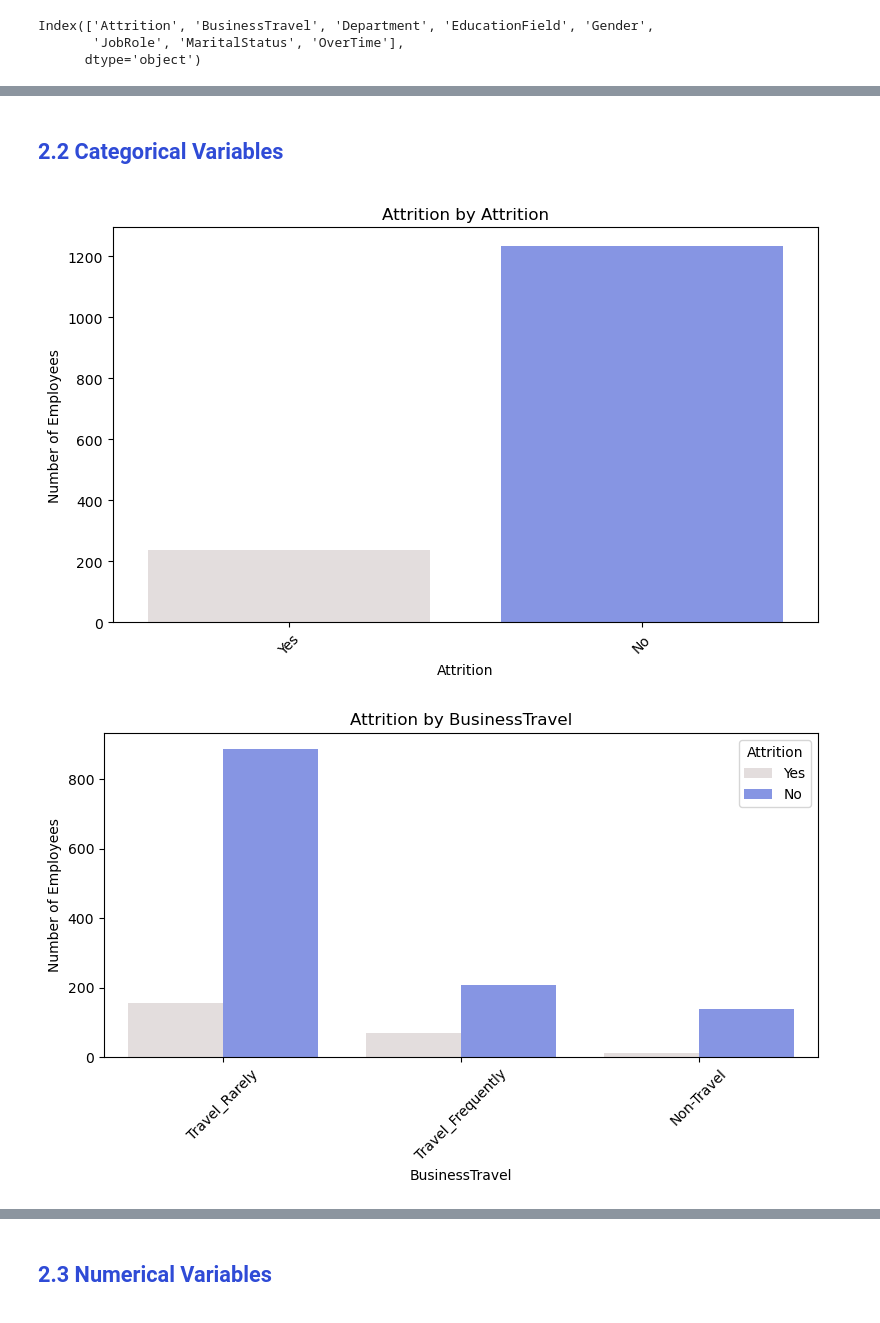
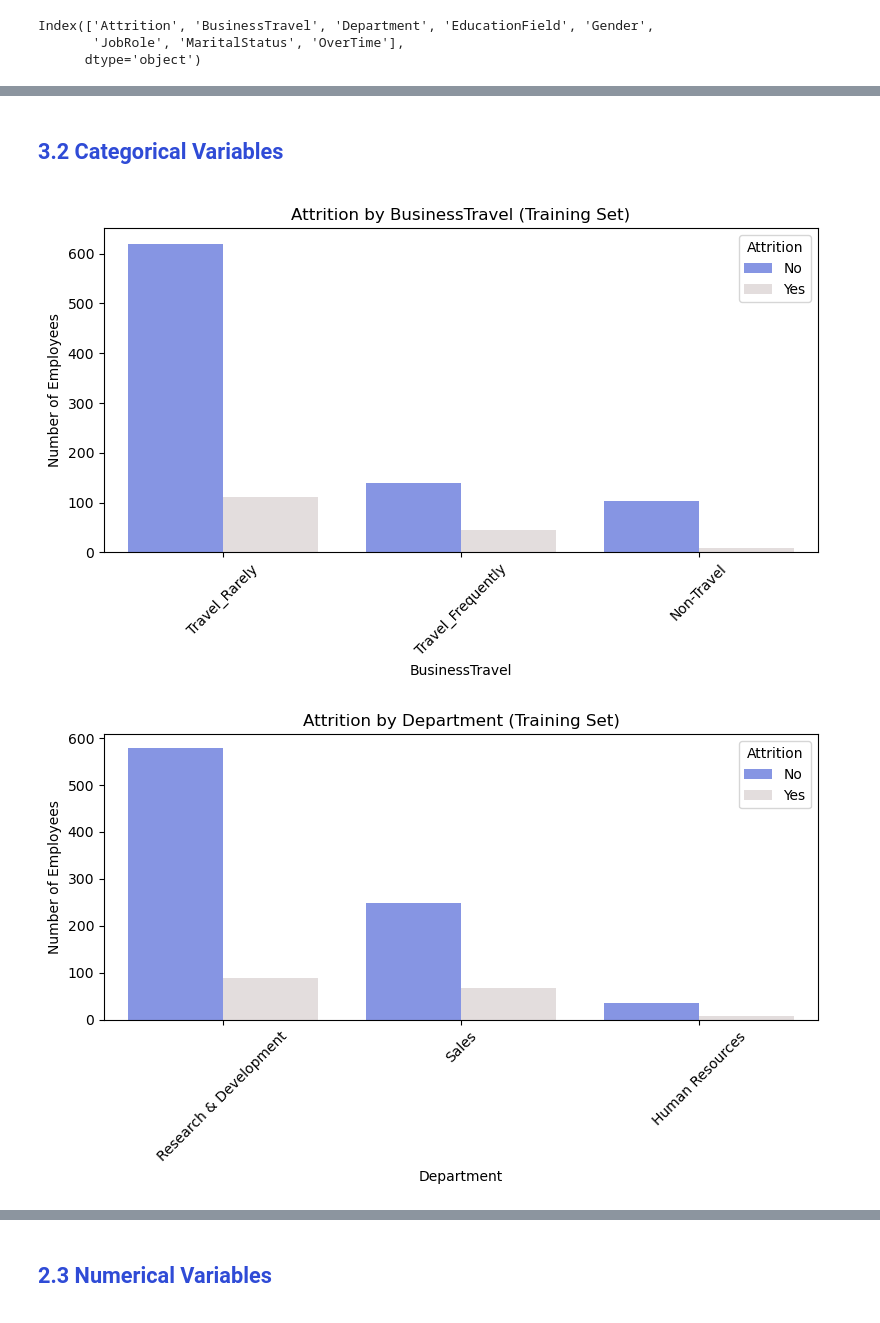
Before and after one commit to deboratcruz11/bootcamp, a Jupyter notebook: HR_Attrition.ipynb, the cells around one changed output, grey strips where cells are left out. Saved outputs shown, nothing was run; the diff lists cells and outputs as text; code cells hidden in the pictures.

```diff
--- a/HR_Attrition.ipynb
+++ b/HR_Attrition.ipynb
@@ -370,22 +445,32 @@ The dataset is imbalanced toward those who stayed.
 
 <font color = '#2f4bd6ff'>
 
-## **2.2 Categorical Variables** </font></a>
+## **3.2 Categorical Variables** </font></a>
 # %%
-categorical_cols = df.select_dtypes(include=['object', 'category']).columns
 
+%matplotlib inline
+
+# Categorical columns
+categorical_cols = X_train.select_dtypes(include=['object', 'category']).columns
+
+# Palette for original Yes/No target
+palette_str = {"No": "#778bf2ff", "Yes": "#e4dcdcff"}
+
+# Plot
 for col in categorical_cols:
     plt.figure(figsize=(8,5))
-    sns.countplot(data=df, x=col, hue="Attrition", palette={"Yes": "#e4dcdcff", "No": "#778bf2ff"})
-    plt.title(f"Attrition by {col}")
+    sns.countplot(
+        data=X_train.assign(Attrition=y_train),  # target is still 'Yes'/'No'
+        x=col,
+        hue='Attrition',
+        palette=palette_str
+    )
+    plt.title(f"Attrition by {col} (Training Set)")
     plt.xlabel(col)
     plt.ylabel("Number of Employees")
     plt.xticks(rotation=45)
-
-
-    # Remove plt.legend() call
     plt.tight_layout()
     plt.show()
 # %% [output]
-[figure, old version]
+[figure, new version]
-[figure, old version]
+[figure, new version]
```
Also changed, not shown: parts of 23 cells of this notebook.
